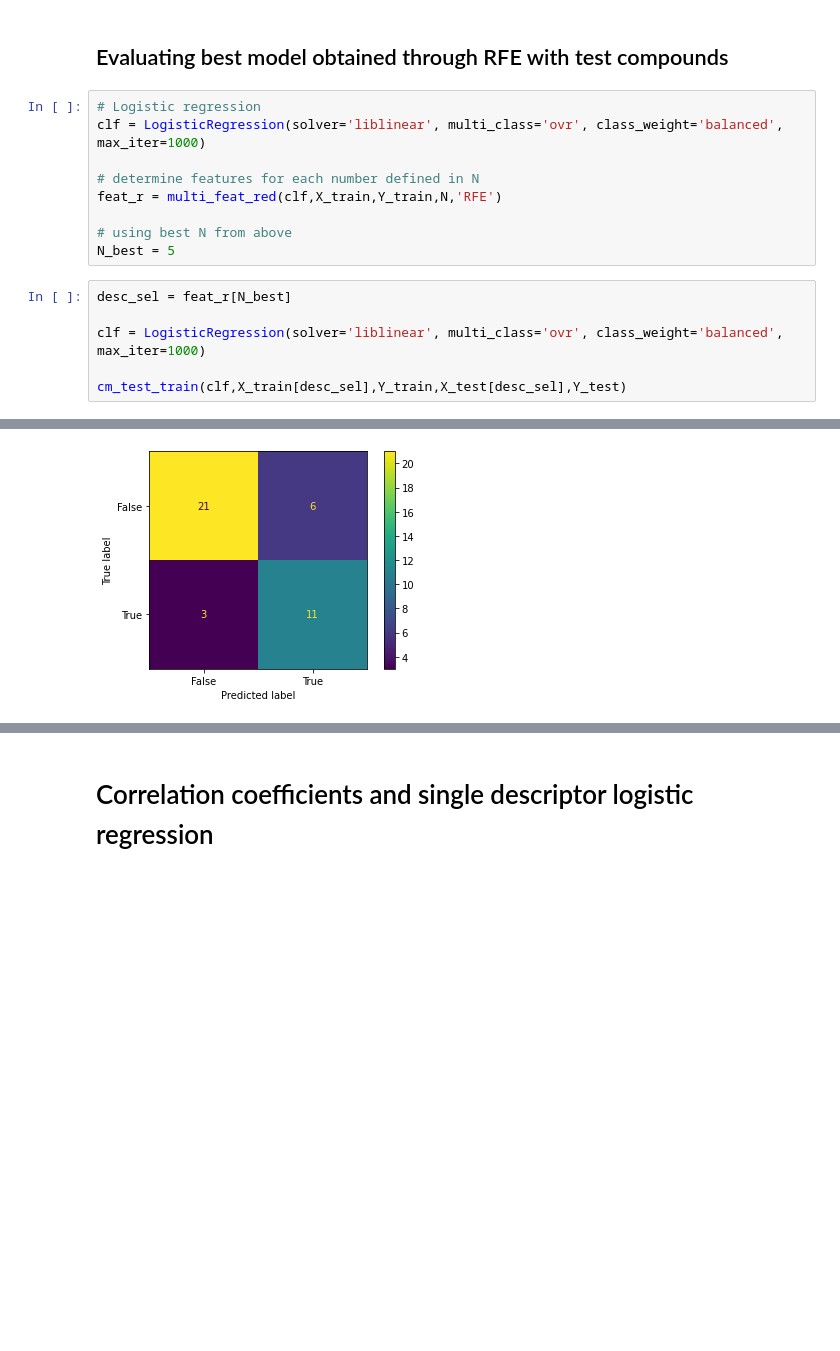
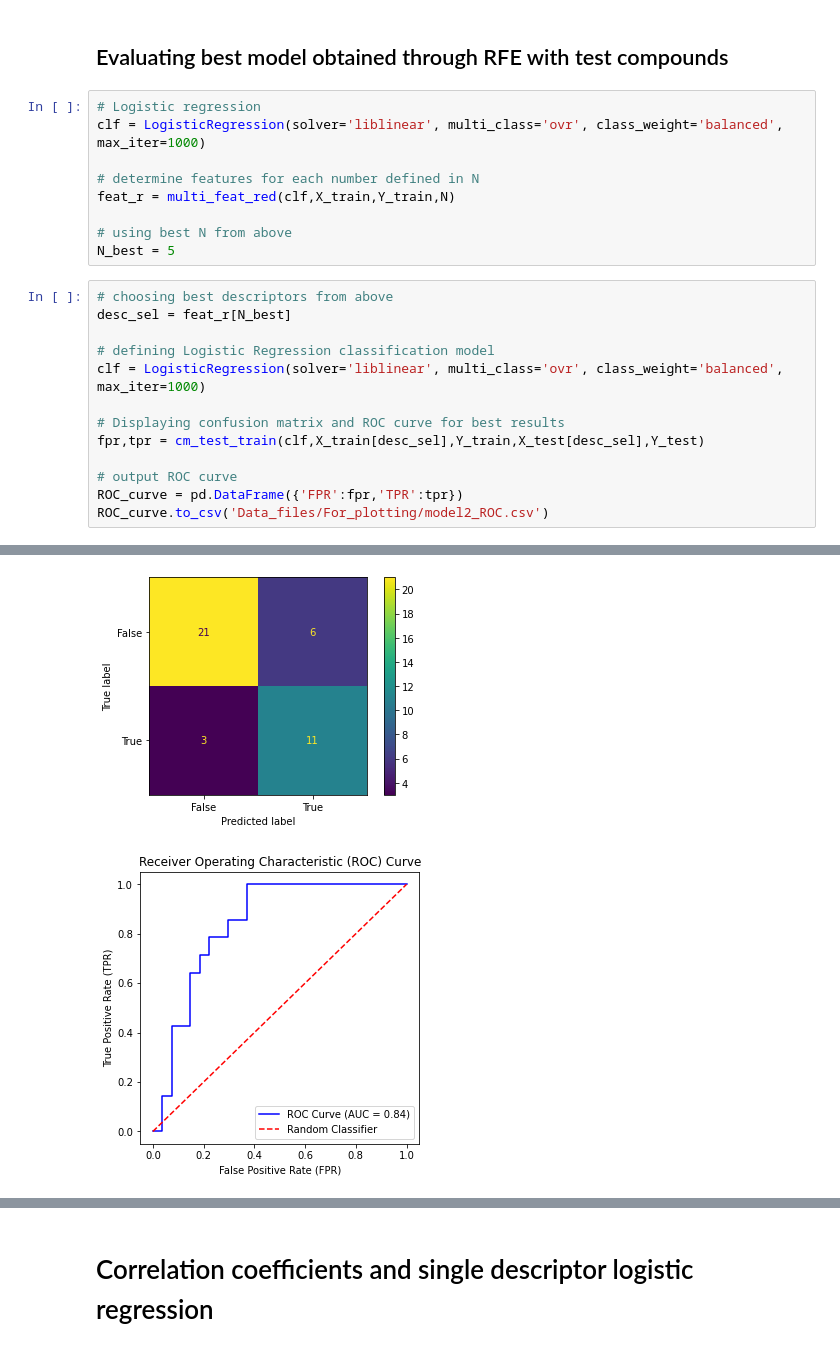
Before and after one commit to kaislaughter/Ionizable_drug_siRNA_complexation, a Jupyter notebook: 8. Classification of siRNA complexing drugs.ipynb, the cells around one changed output, grey strips where cells are left out. Cells and saved outputs as stored; diff of their text form; blank space fills up the shorter version.

```diff
--- a/8. Classification of siRNA complexing drugs.ipynb
+++ b/8. Classification of siRNA complexing drugs.ipynb
@@ -559,19 +606,27 @@ RF_scores.to_csv('Data_files/For_plotting/model2_RF_scores.csv')
 clf = LogisticRegression(solver='liblinear', multi_class='ovr', class_weight='balanced', max_iter=1000)
 
 # determine features for each number defined in N
-feat_r = multi_feat_red(clf,X_train,Y_train,N,'RFE')
+feat_r = multi_feat_red(clf,X_train,Y_train,N)
 
 # using best N from above
 N_best = 5
 # %%
+# choosing best descriptors from above
 desc_sel = feat_r[N_best]
 
+# defining Logistic Regression classification model
 clf = LogisticRegression(solver='liblinear', multi_class='ovr', class_weight='balanced', max_iter=1000)
 
-cm_test_train(clf,X_train[desc_sel],Y_train,X_test[desc_sel],Y_test)
+# Displaying confusion matrix and ROC curve for best results
+fpr,tpr = cm_test_train(clf,X_train[desc_sel],Y_train,X_test[desc_sel],Y_test)
+
+# output ROC curve
+ROC_curve = pd.DataFrame({'FPR':fpr,'TPR':tpr})
+ROC_curve.to_csv('Data_files/For_plotting/model2_ROC.csv')
 # %% [output]
 [figure]
 [figure]
+[figure, added]
 Balanced accuracy (train):  0.9767857142857143
 Balanced accuracy (test):  0.7817460317460317
 Recall (train):  0.9821428571428571
```
Also changed, not shown: parts of 21 cells of this notebook.
